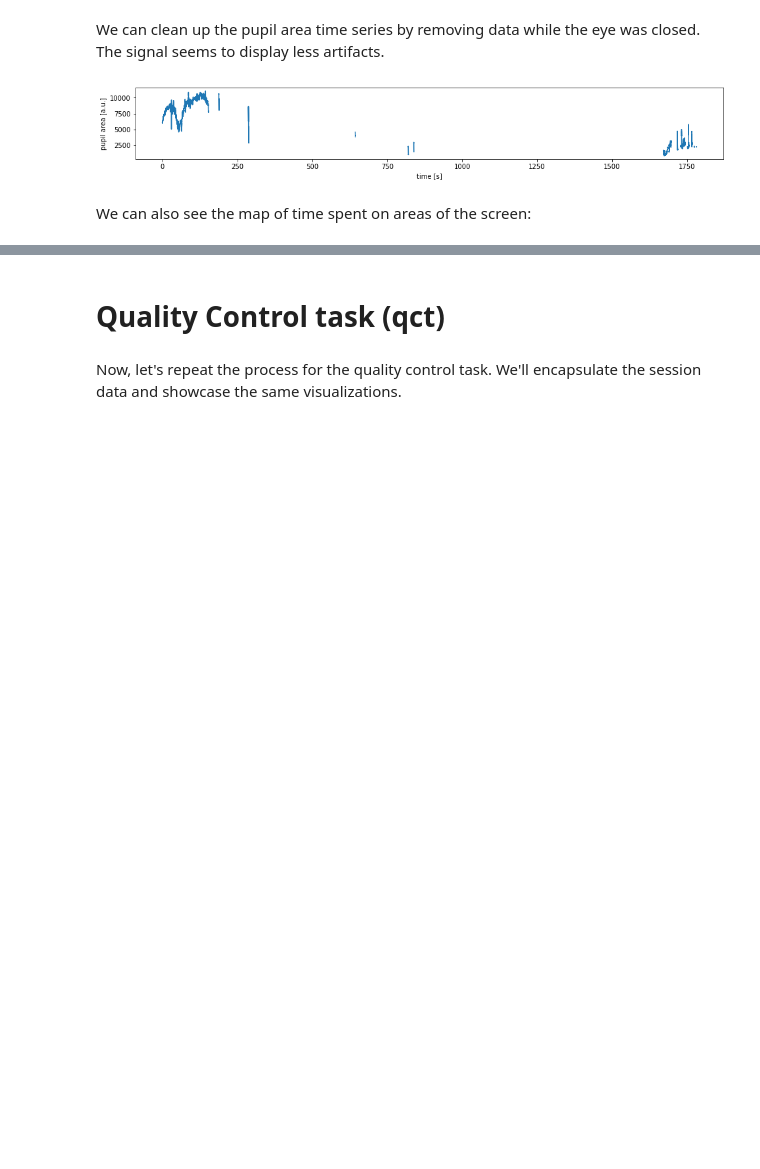
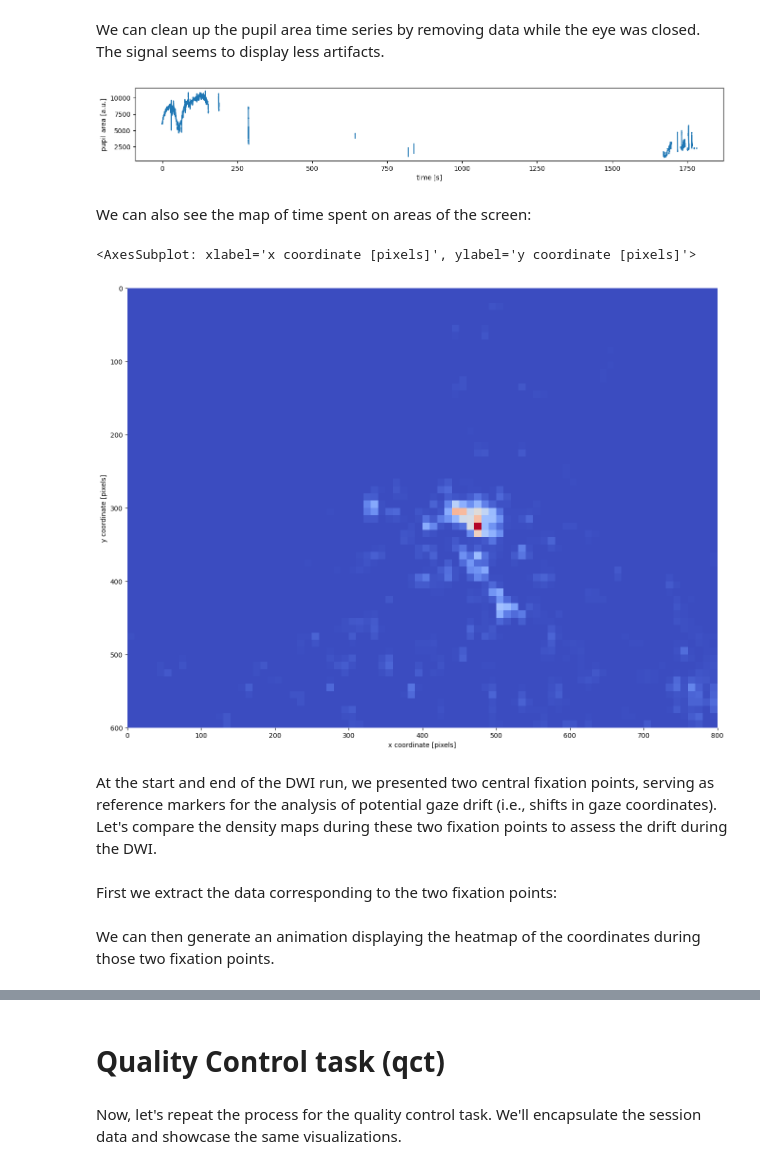
Before and after one commit to oesteban/hcph-sops, a Jupyter notebook: code/eyetracking/visualizing-and-qc-eyetrack-data.ipynb, the cells around one changed output, grey strips where cells are left out. Cells and saved outputs as stored; diff of their text form; code cells hidden in the pictures; blank space fills up the shorter version.

```diff
--- a/code/eyetracking/visualizing-and-qc-eyetrack-data.ipynb
+++ b/code/eyetracking/visualizing-and-qc-eyetrack-data.ipynb
@@ -224,3 +228,15 @@ plt.ylabel("pupil area [a.u.]");
 [figure]
 # %% [markdown]
 We can also see the map of time spent on areas of the screen:
+# %%
+size = (et_dwi.metadata["ScreenAOIDefinition"][1][1], et_dwi.metadata["ScreenAOIDefinition"][1][3])
+data = et_dwi.recording[["eye1_x_coordinate", "eye1_y_coordinate"]]
+data = data[et_dwi.recording.eye1_blink < 1]
+plot.plot_heatmap_coordinate(data, density=False, screen_size=size)
+# %% [output]
+<AxesSubplot: xlabel='x coordinate [pixels]', ylabel='y coordinate [pixels]'>
+[figure, added]
+# %% [markdown]
+At the start and end of the DWI run, we presented two central fixation points, serving as reference markers for the analysis of potential gaze drift (i.e., shifts in gaze coordinates). Let's compare the density maps during these two fixation points to assess the drift during the DWI.
+# %% [markdown]
+First we extract the data corresponding to the two fixation points:
@@ -227 +252,3 @@ We can also see the map of time spent on areas of the screen:
+# %% [markdown]
+We can then generate an animation displaying the heatmap of the coordinates during those two fixation points.
 # %%
```
Also changed, not shown: parts of 47 cells of this notebook, 1 other file.
